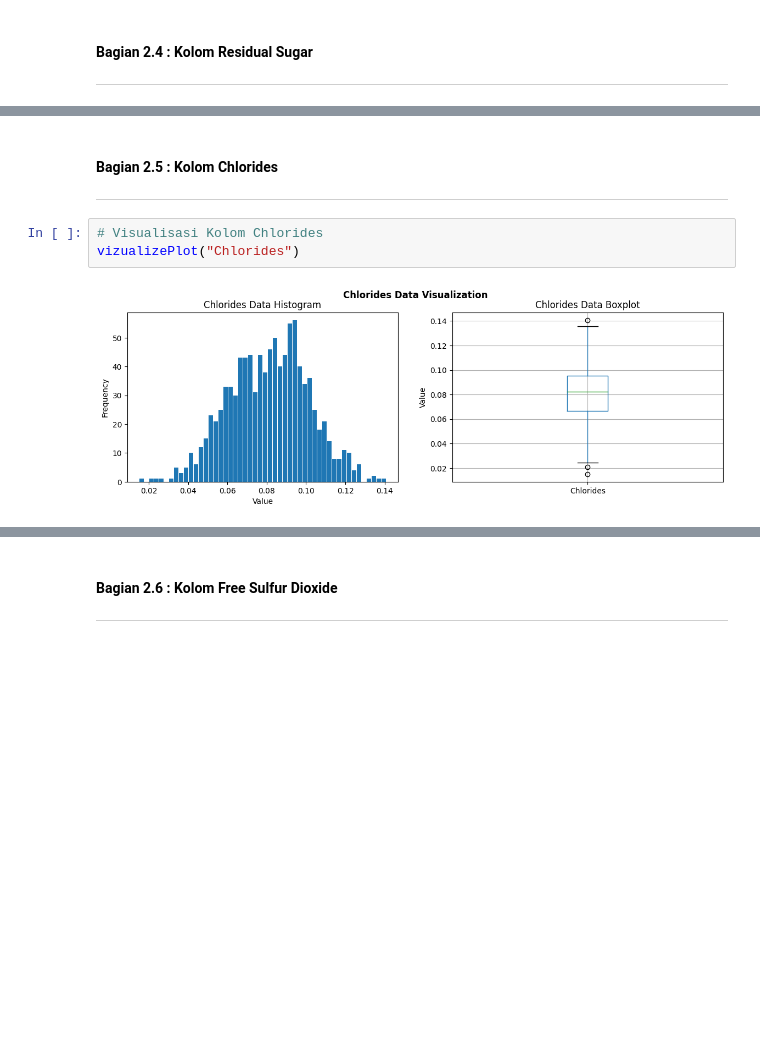
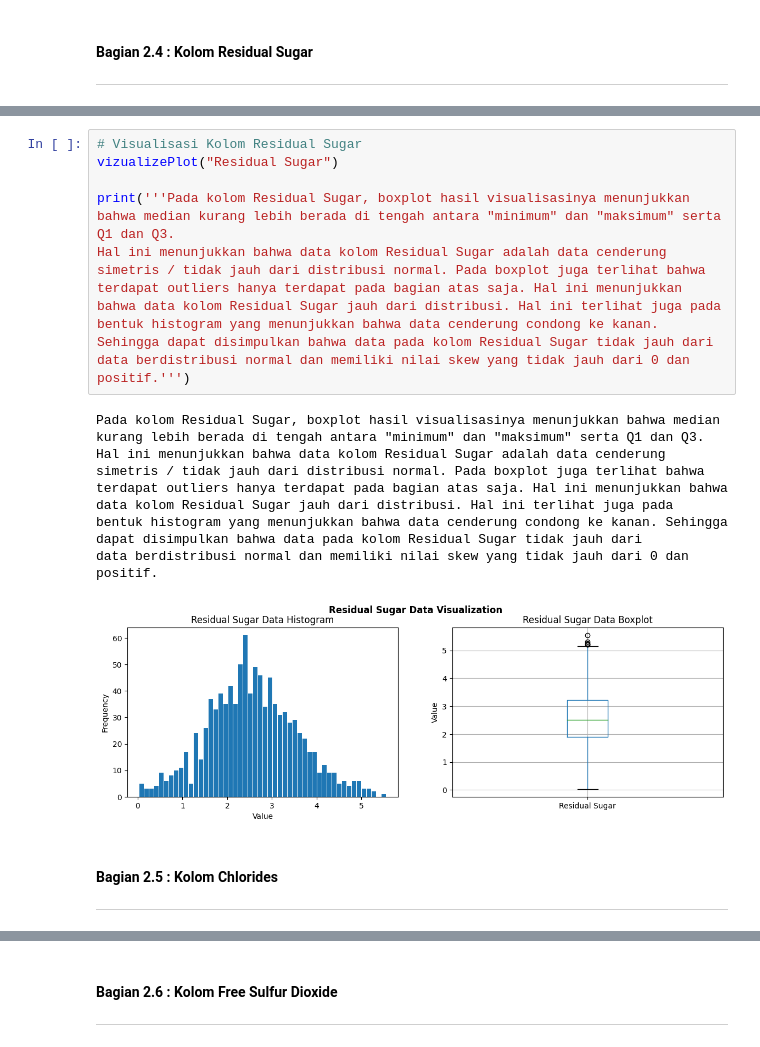
Before and after one commit to AustinPardosi/Tubes_Probstat, a Jupyter notebook: Tubes.ipynb, the cells around one changed output, grey strips where cells are left out. Cells and saved outputs as stored; diff of their text form; blank space fills up the shorter version.

```diff
--- a/Tubes.ipynb
+++ b/Tubes.ipynb
@@ -205,8 +230,19 @@ vizualizePlot("Residual Sugar")
+# %%
+# Visualisasi Kolom Residual Sugar
+vizualizePlot("Residual Sugar")
+
+print('''Pada kolom Residual Sugar, boxplot hasil visualisasinya menunjukkan bahwa median kurang lebih berada di tengah antara "minimum" dan "maksimum" serta Q1 dan Q3.
+Hal ini menunjukkan bahwa data kolom Residual Sugar adalah data cenderung simetris / tidak jauh dari distribusi normal. Pada boxplot juga terlihat bahwa
+terdapat outliers hanya terdapat pada bagian atas saja. Hal ini menunjukkan bahwa data kolom Residual Sugar jauh dari distribusi. Hal ini terlihat juga pada
+bentuk histogram yang menunjukkan bahwa data cenderung condong ke kanan. Sehingga dapat disimpulkan bahwa data pada kolom Residual Sugar tidak jauh dari
+data berdistribusi normal dan memiliki nilai skew yang tidak jauh dari 0 dan positif.''')
+# %% [output]
+Pada kolom Residual Sugar, boxplot hasil visualisasinya menunjukkan bahwa median kurang lebih berada di tengah antara "minimum" dan "maksimum" serta Q1 dan Q3.
+Hal ini menunjukkan bahwa data kolom Residual Sugar adalah data cenderung simetris / tidak jauh dari distribusi normal. Pada boxplot juga terlihat bahwa
+terdapat outliers hanya terdapat pada bagian atas saja. Hal ini menunjukkan bahwa data kolom Residual Sugar jauh dari distribusi. Hal ini terlihat juga pada
+bentuk histogram yang menunjukkan bahwa data cenderung condong ke kanan. Sehingga dapat disimpulkan bahwa data pada kolom Residual Sugar tidak jauh dari
+data berdistribusi normal dan memiliki nilai skew yang tidak jauh dari 0 dan positif.
+[figure, added]
 # %% [markdown]
 #### Bagian 2.5 : Kolom Chlorides <a id="soal-2-5"></a>
 ---
-# %%
-# Visualisasi Kolom Chlorides
-vizualizePlot("Chlorides")
-# %% [output]
-[figure, removed]
```
Also changed, not shown: parts of 22 cells of this notebook.
